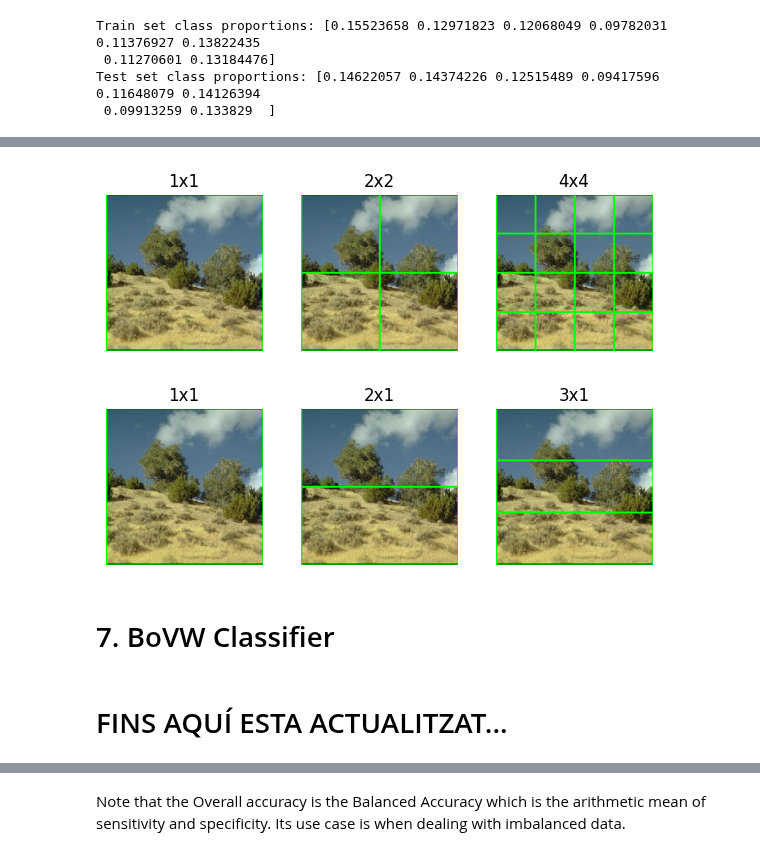
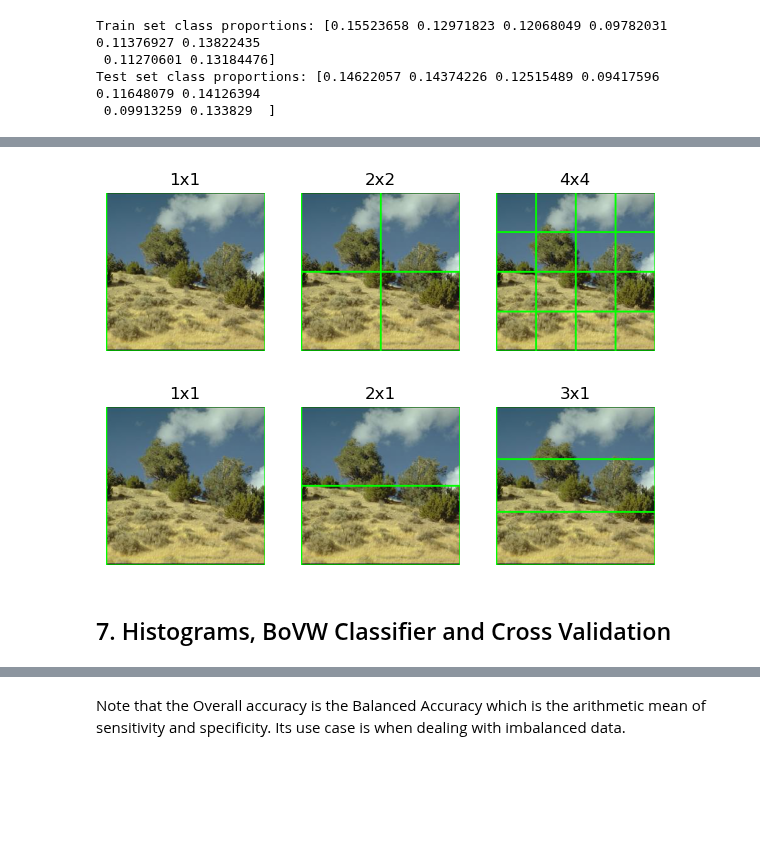
Before and after one commit to guillem-cf/M3-Project, a Jupyter notebook: Week2/BOW.ipynb, the cells around one changed output, grey strips where cells are left out. Cells and saved outputs as stored; diff of their text form; code cells hidden in the pictures; blank space fills up the shorter version.

```diff
--- a/Week2/BOW.ipynb
+++ b/Week2/BOW.ipynb
@@ -375,32 +326,42 @@ Divisions:  [[1, 1], [2, 2]]
 # %%
-# Function that given img_path and pyramid, plots the image with the divisions each level
+# Function that given img_path and pyramid, plots the image with the patches drawed with rectangles at each level using the pyramid["iterate"]() function
 def split_image(img_path, pyramid):
+    # Read the image
     img = cv2.imread(img_path)
     img = cv2.cvtColor(img,cv2.COLOR_BGR2RGB)
 
-    num_images = len(pyramid.get_divisions())
+    # Number of levels to plot
+    num_images = len(pyramid["divisions"])
     fig,axes = plt.subplots(1,num_images, figsize=(2*num_images,2))
 
-    for i,div in enumerate(pyramid.get_divisions()):
+    # Compute the patches of each level in a list
+    rectangles = list(pyramid["iterate"]())
+
+    num_patches = 0
+    for i,div in enumerate(pyramid["divisions"]):
         img_copy= img.copy()
         rows = div[0]
         cols = div[1]
-        for r in range(rows):
-            for c in range(cols):
-                cv2.rectangle(img_copy, (int(c*img_copy.shape[1]/cols), int(r*img_copy.shape[0]/rows)), (int((c+1)*img_copy.shape[1]/cols), int((r+1)*img_copy.shape[0]/rows)), (0,255,0), 2)
+        for (y0,x0,y,x) in rectangles[num_patches:rows*cols+num_patches]:
+            cv2.rectangle(img_copy, (int(x0*img_copy.shape[1]), int(y0*img_copy.shape[0])), (int(x*img_copy.shape[1]), int(y*img_copy.shape[0])), (0,255,0), 2)
+            num_patches += 1
         axes[i].imshow(img_copy)
         axes[i].set_title(f'{rows}x{cols}')
         axes[i].axis('off')
     plt.tight_layout()
     plt.show()
-# %%
-split_image(train_images_filenames[2], pyramid_divisions["4x4"])
-split_image(train_images_filenames[2], pyramid_divisions["horizontal 3x1"])
-# %% [output]
-[figure, removed]
-[figure, removed]
+# %%
+pyramid["size"], pyramid["divisions"], pyramid["iterate"] = pyramid_divisions["4x4"]
+split_image(train_images_filenames[2], pyramid)
+# %% [output]
+[figure, added]
+# %%
+pyramid["size"], pyramid["divisions"], pyramid["iterate"] = pyramid_divisions["horizontal 3x1"]
+split_image(train_images_filenames[2], pyramid)
+# %% [output]
+[figure, added]
 # %% [markdown]
-# 7. BoVW Classifier
+## 7. Histograms, BoVW Classifier and Cross Validation
 # %%
 # Adapt the function to be able to modify the normalization type
 def compute_histogram(assigned_clusters, num_clusters, normalization = norms["l2"]):
@@ -577,6 +540,4 @@ dim_reduction = {
 }
 
 kernels = {"linear": 'linear', "RBF": 'rbf', "histogram_intersection": histogram_intersection}
-# %% [markdown]
-# FINS AQUÍ ESTA ACTUALITZAT...
 # %% [markdown]
```
Also changed, not shown: parts of 61 cells of this notebook.
